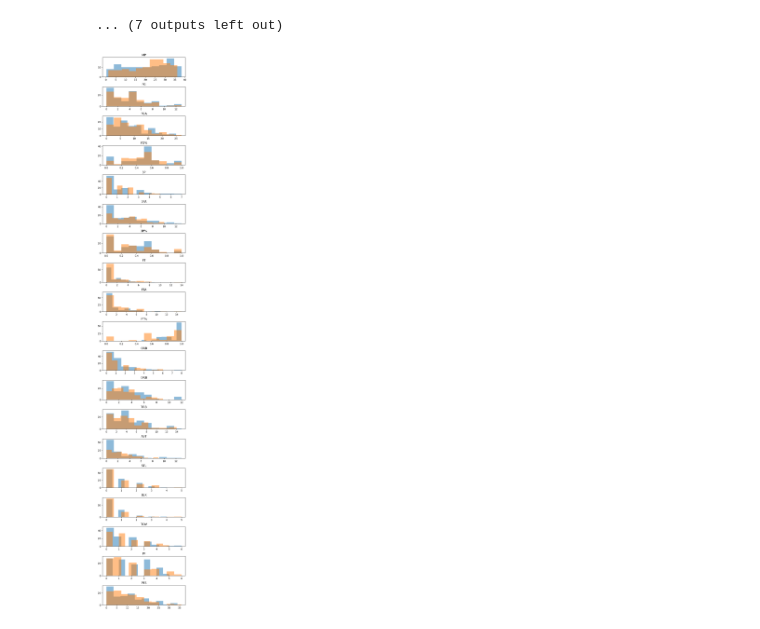
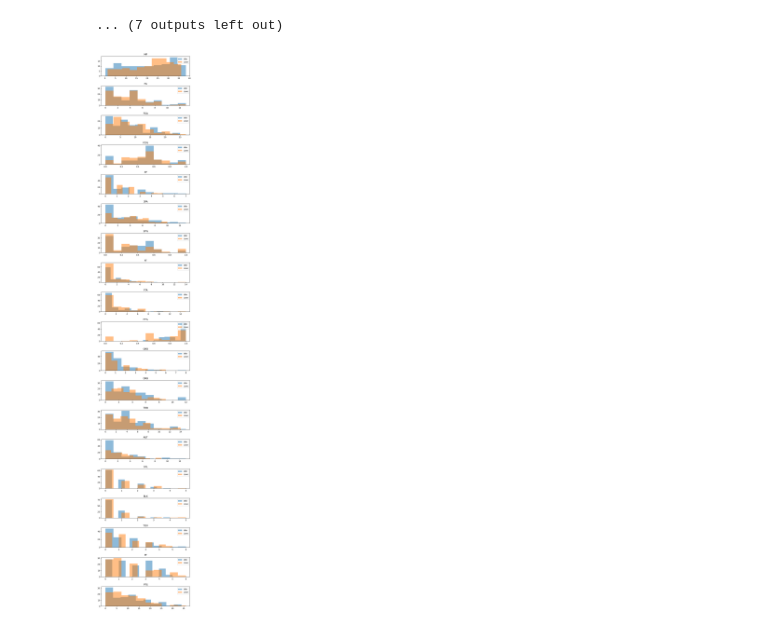
Before and after one commit to RomaneLP/data_science, a Jupyter notebook: Visualisation.ipynb, the cells around one changed output. Drawn from its saved outputs; the diff is of its cells as text; code cells hidden in the pictures.

```diff
--- a/Visualisation.ipynb
+++ b/Visualisation.ipynb
@@ -57,17 +57,18 @@ for col in data.iloc[:,1:-1].columns:
 [figure]
 ... (7 outputs left out)
 # %%
-plt.figure(figsize=(6, 40))
+plt.figure(figsize=(8, 50))
 lignes = len(data.iloc[:,1:-1].columns)
 plt.subplots_adjust(hspace=0.5)
 
 for n,col in enumerate(data.iloc[:,1:-1].columns):
     ax = plt.subplot(lignes, 1, n+1)
     Win = data.loc[data['Résultat'] == 1, col]
     Lose = data.loc[data['Résultat'] == 0, col]
-    ax.hist(Win, alpha = 0.5)
-    ax.hist(Lose, alpha = 0.5)
+    ax.hist(Win, alpha = 0.5, label  = 'Win')
+    ax.hist(Lose, alpha = 0.5, label = 'Lose')
+    ax.legend(loc='upper right')
     ax.set_title(col)
 plt.show()
 # %% [output]
-[figure, old version]
+[figure, new version]
```
